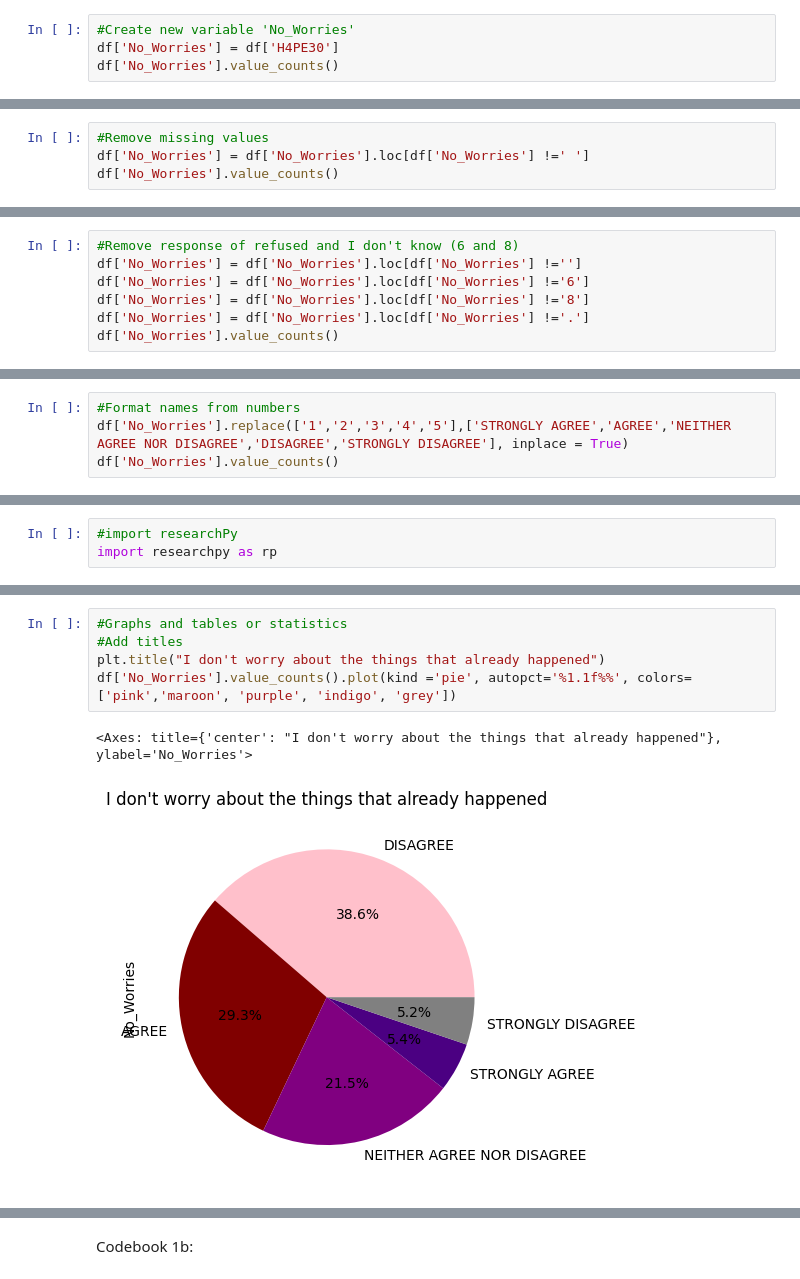
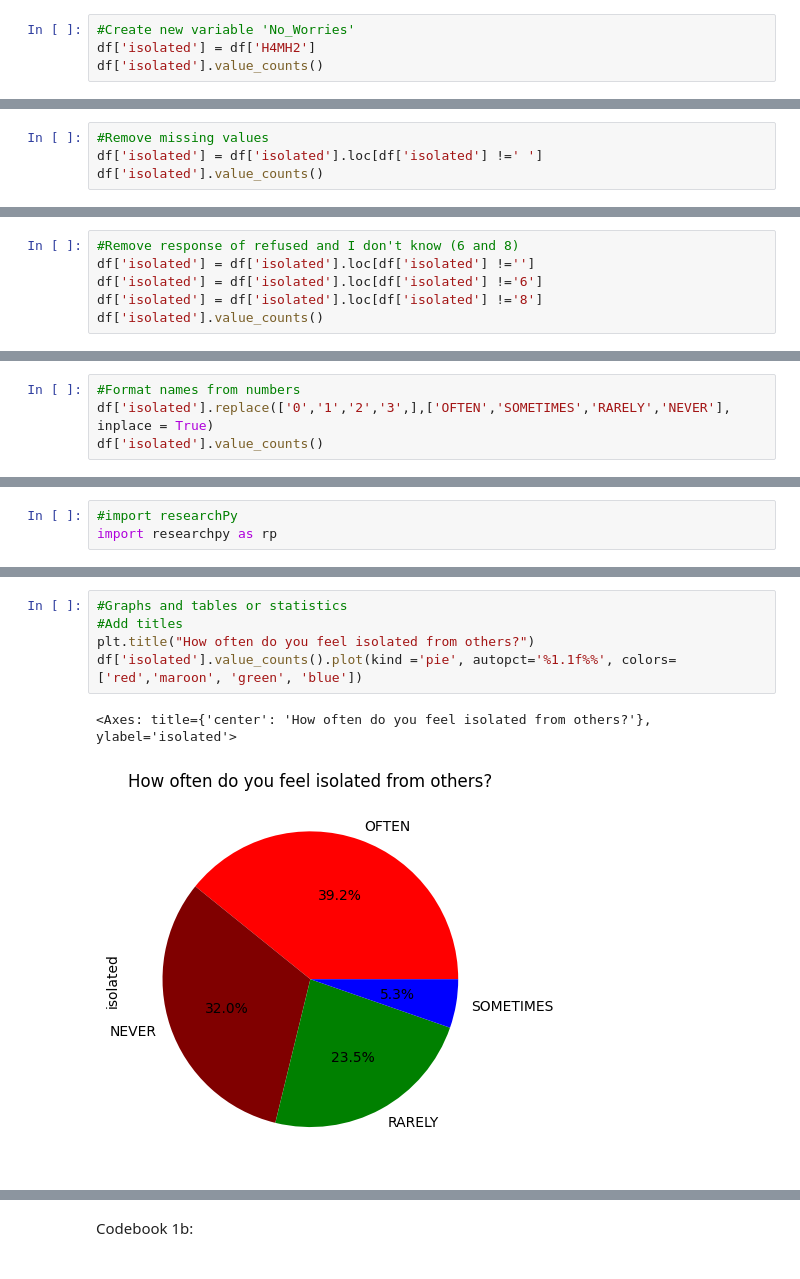
Before and after one commit to Dominiclwilson/Skyline-Math-200, a Jupyter notebook: Copy_of_Copy_of_Python_Notebook_Setup_by_Dominic_Wilson.ipynb, the cells around one changed output, grey strips where cells are left out. Cells and saved outputs as stored; diff of their text form.

```diff
--- a/Copy_of_Copy_of_Python_Notebook_Setup_by_Dominic_Wilson.ipynb
+++ b/Copy_of_Copy_of_Python_Notebook_Setup_by_Dominic_Wilson.ipynb
@@ -38,5 +36,5 @@ Name: H4PE30, dtype: int64
 # %%
 #Create new variable 'No_Worries'
-df['No_Worries'] = df['H4PE30']
-df['No_Worries'].value_counts()
+df['isolated'] = df['H4MH2']
+df['isolated'].value_counts()
 # %% [output]
@@ -52,5 +48,5 @@ Name: No_Worries, dtype: int64
 # %%
 #Remove missing values
-df['No_Worries'] = df['No_Worries'].loc[df['No_Worries'] !=' ']
-df['No_Worries'].value_counts()
+df['isolated'] = df['isolated'].loc[df['isolated'] !=' ']
+df['isolated'].value_counts()
 # %% [output]
@@ -65,8 +59,7 @@ Name: No_Worries, dtype: int64
 # %%
 #Remove response of refused and I don't know (6 and 8)
-df['No_Worries'] = df['No_Worries'].loc[df['No_Worries'] !='']
-df['No_Worries'] = df['No_Worries'].loc[df['No_Worries'] !='6']
-df['No_Worries'] = df['No_Worries'].loc[df['No_Worries'] !='8']
-df['No_Worries'] = df['No_Worries'].loc[df['No_Worries'] !='.']
-df['No_Worries'].value_counts()
+df['isolated'] = df['isolated'].loc[df['isolated'] !='']
+df['isolated'] = df['isolated'].loc[df['isolated'] !='6']
+df['isolated'] = df['isolated'].loc[df['isolated'] !='8']
+df['isolated'].value_counts()
 # %% [output]
@@ -79,5 +71,5 @@ Name: No_Worries, dtype: int64
 # %%
 #Format names from numbers
-df['No_Worries'].replace(['1','2','3','4','5'],['STRONGLY AGREE','AGREE','NEITHER AGREE NOR DISAGREE','DISAGREE','STRONGLY DISAGREE'], inplace = True)
-df['No_Worries'].value_counts()
+df['isolated'].replace(['0','1','2','3',],['OFTEN','SOMETIMES','RARELY','NEVER'], inplace = True)
+df['isolated'].value_counts()
 # %% [output]
@@ -120,11 +110,11 @@ rp.summary_cat(df['No_Worries'])
 # %%
 #Graphs and tables or statistics
 #Add titles
-plt.title("I don't worry about the things that already happened")
-df['No_Worries'].value_counts().plot(kind ='pie', autopct='%1.1f%%', colors=['pink','maroon', 'purple', 'indigo', 'grey'])
+plt.title("How often do you feel isolated from others?")
+df['isolated'].value_counts().plot(kind ='pie', autopct='%1.1f%%', colors=['red','maroon', 'green', 'blue'])
 # %% [output]
-<Axes: title={'center': "I don't worry about the things that already happened"}, ylabel='No_Worries'>
+<Axes: title={'center': 'How often do you feel isolated from others?'}, ylabel='isolated'>
-[figure, old version]
+[figure, new version]
 # %%
 # Add GridLines
 plt.xlabel("Percent")
```
Also changed, not shown: parts of 47 cells of this notebook.
